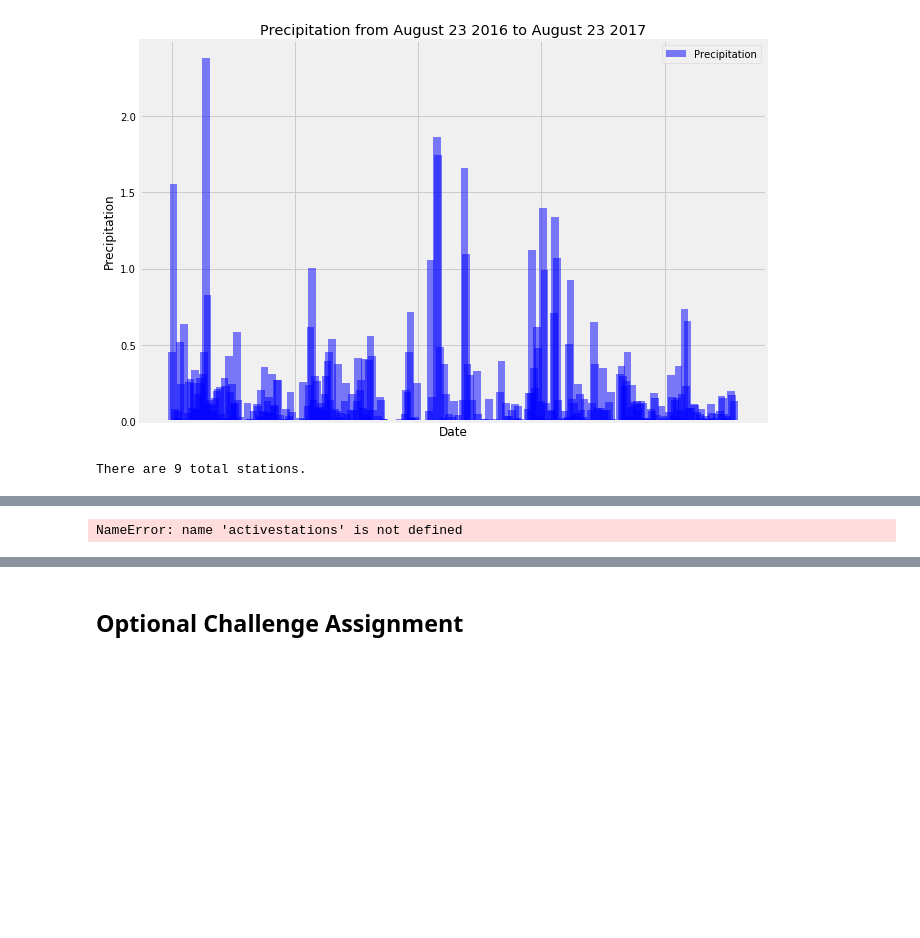
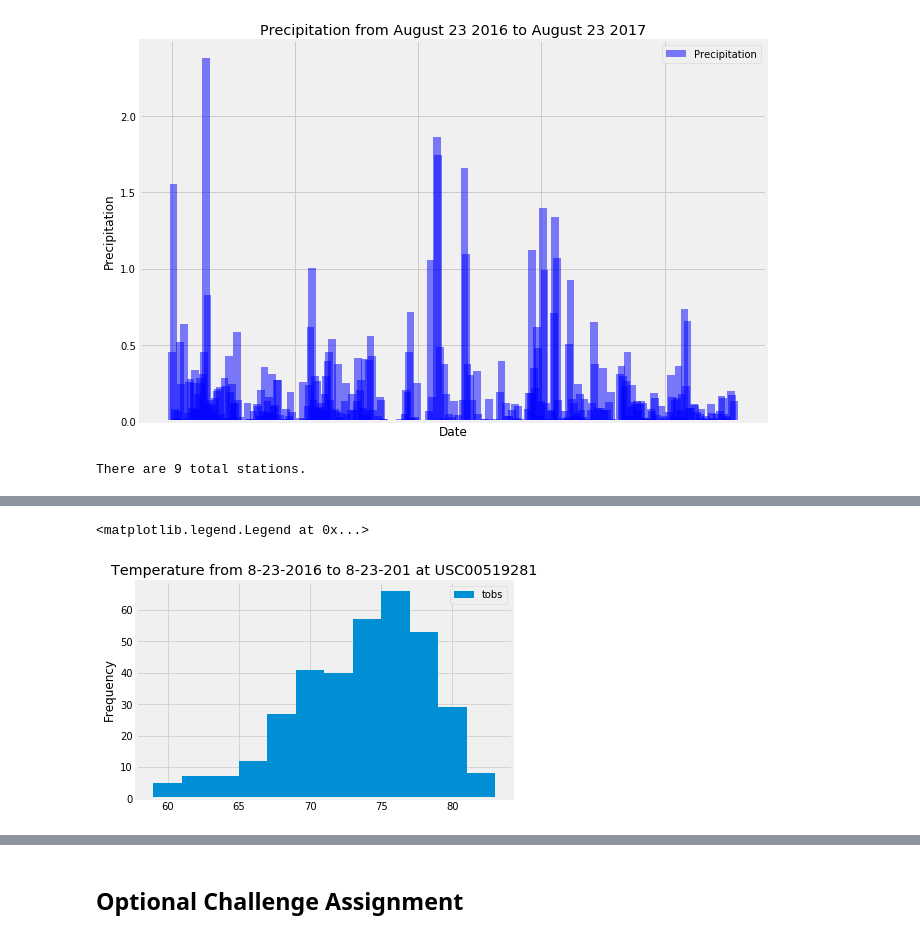
Before and after one commit to ayl0002/sqlalchemy-challenge, a Jupyter notebook: climate_starter.ipynb, the cells around one changed output, grey strips where cells are left out. Drawn from its saved outputs; the diff is of its cells as text; code cells hidden in the pictures; blank space fills up the shorter version.

```diff
--- a/climate_starter.ipynb
+++ b/climate_starter.ipynb
@@ -148,28 +140,29 @@ Station USC00519281 has the highest number of obaervations with 2772 total obser
 # %%
 # Choose the station with the highest number of temperature observations.
 # Query the last 12 months of temperature observation data for this station and plot the results as a histogram
 
 queryresult = session.query(Measurement.tobs).\
-    filter(Measurement.station == activestations[0][0]).\
-    filter(Measurement.date >= querydate).all()
+    filter(Measurement.station == Stations[0][0]).\
+    filter(Measurement.date >= '2016-08-23').all()
 temperatures = list(np.ravel(queryresult))
 
 sel = [Station.station,Station.name,Station.latitude,Station.longitude,Station.elevation]
 queryresult = session.query(*sel).all()
 stations_desc = pd.DataFrame(queryresult, columns=['Station','Name','Latitude','Longitude','Elevation'])
 
-stationname = stations_desc.loc[stations_desc["Station"] == activestations[0][0],"Name"].tolist()[0]
+stationname = stations_desc.loc[stations_desc["Station"] == Stations[0][0],"Name"].tolist()[0]
 
 # n, bins, patches = plt.hist(temperatures, bins=12,alpha=0.7, rwidth=1.0,label='tobs')
 plt.hist(temperatures, bins=12,rwidth=1.0,label='tobs')
 plt.grid(axis='both', alpha=0.75)
 plt.ylabel('Frequency')
-plt.title(f"Temperature from {querydate} to {lateststr[0]} \nmeasured at {stationname}")
+plt.title(f"Temperature from 8-23-2016 to 8-23-201 at USC00519281")
 plt.legend()
 # maxfreq = n.max()
 # plt.ylim(top=np.ceil(maxfreq / 10) * 10 if maxfreq % 10 else maxfreq + 10)
 # %% [output]
-NameError: name 'activestations' is not defined
+<matplotlib.legend.Legend at 0x...>
+[figure, added]
 # %% [markdown]
 ![precipitation](Images/precipitation.png)
 # %%
```
Also changed, not shown: parts of 12 cells of this notebook.
